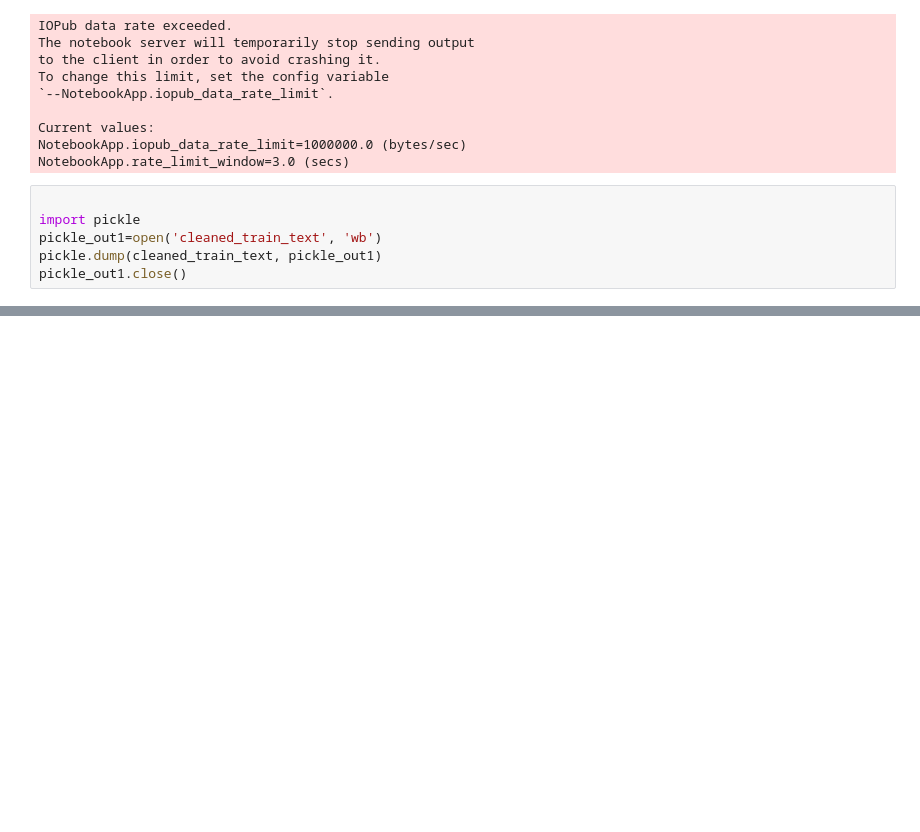
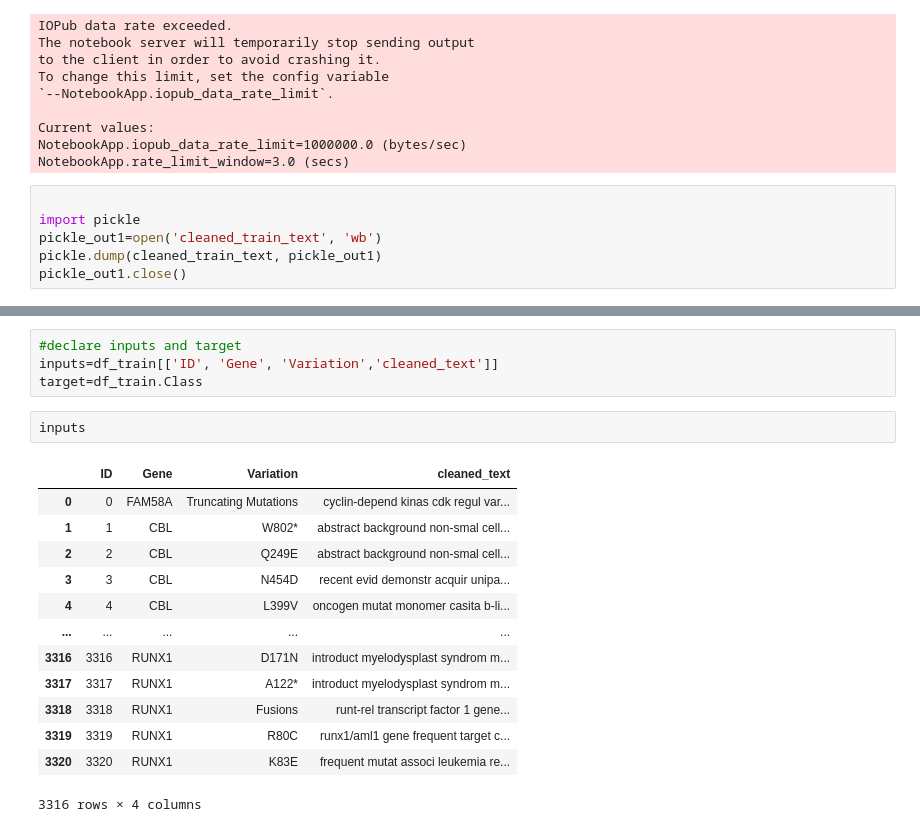
Before and after one commit to surendhar-1706/Classification_of_cancer_mutants, a Jupyter notebook: Cancer_Mutant.ipynb, the cells around one changed output, grey strips where cells are left out. Cells and saved outputs as stored; diff of their text form; blank space fills up the shorter version.

```diff
--- a/Cancer_Mutant.ipynb
+++ b/Cancer_Mutant.ipynb
@@ -241,0 +262,20 @@ pickle_out1.close()
+# %%
+#declare inputs and target
+inputs=df_train[['ID', 'Gene', 'Variation','cleaned_text']]
+target=df_train.Class
+# %%
+inputs
+# %% [output]
+|  | ID | Gene | Variation | cleaned_text |
+| 0 | 0 | FAM58A | Truncating Mutations | cyclin-depend kinas cdk regul var... |
+| 1 | 1 | CBL | W802* | abstract background non-smal cell... |
+| 2 | 2 | CBL | Q249E | abstract background non-smal cell... |
+| 3 | 3 | CBL | N454D | recent evid demonstr acquir unipa... |
+| 4 | 4 | CBL | L399V | oncogen mutat monomer casita b-li... |
+| ... | ... | ... | ... | ... |
+| 3316 | 3316 | RUNX1 | D171N | introduct myelodysplast syndrom m... |
+| 3317 | 3317 | RUNX1 | A122* | introduct myelodysplast syndrom m... |
+| 3318 | 3318 | RUNX1 | Fusions | runt-rel transcript factor 1 gene... |
+| 3319 | 3319 | RUNX1 | R80C | runx1/aml1 gene frequent target c... |
+| 3320 | 3320 | RUNX1 | K83E | frequent mutat associ leukemia re... |
+3316 rows × 4 columns
```
Also changed, not shown: parts of 25 cells of this notebook, 1 other file.
